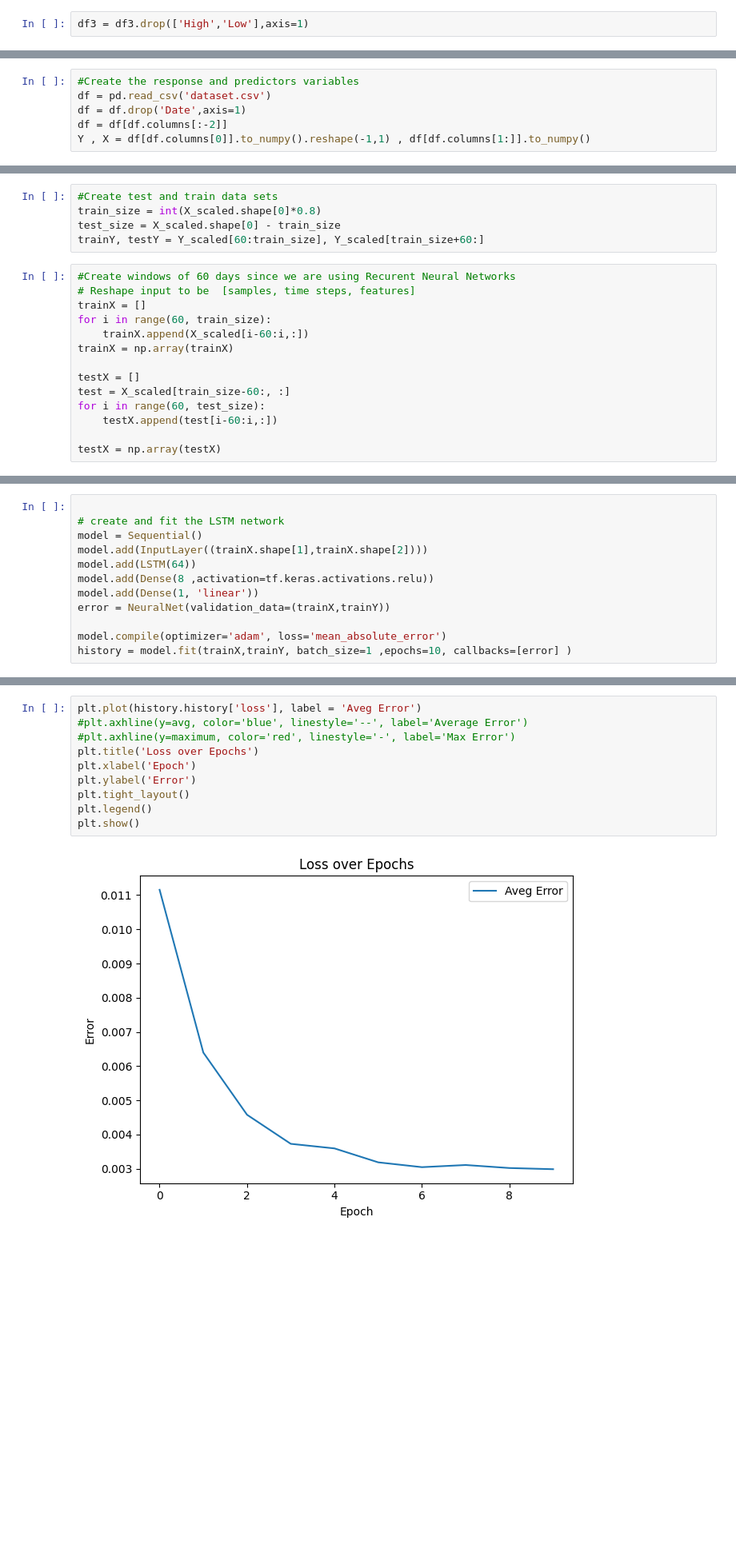
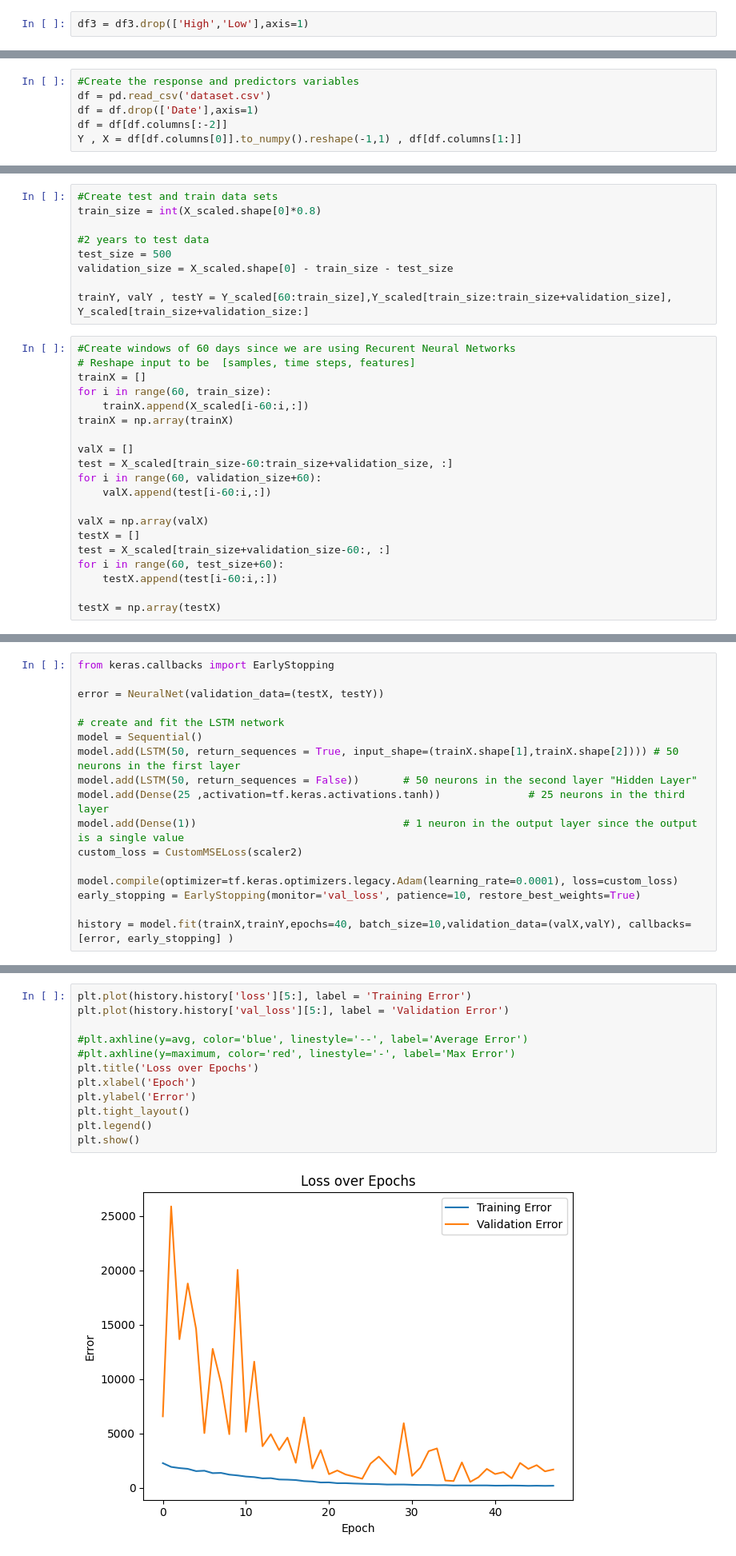
Before and after one commit to PietroC21/LSTM_StockPrediction, a Jupyter notebook: Stock.ipynb, the cells around one changed output, grey strips where cells are left out. Shown at 80% size. Cells and saved outputs as stored; diff of their text form; blank space fills up the shorter version.

```diff
--- a/Stock.ipynb
+++ b/Stock.ipynb
@@ -101,9 +129,9 @@ class NeuralNet(tf.keras.callbacks.Callback):
 # %%
 #Create the response and predictors variables
 df = pd.read_csv('dataset.csv')
-df = df.drop('Date',axis=1)
+df = df.drop(['Date'],axis=1)
 df = df[df.columns[:-2]]
-Y , X = df[df.columns[0]].to_numpy().reshape(-1,1) , df[df.columns[1:]].to_numpy()
+Y , X = df[df.columns[0]].to_numpy().reshape(-1,1) , df[df.columns[1:]]
 # %%
 #Normalize data
 
@@ -115,8 +145,12 @@ Y_scaled = scaler2.fit_transform(Y)
 # %%
 #Create test and train data sets
 train_size = int(X_scaled.shape[0]*0.8)
-test_size = X_scaled.shape[0] - train_size
-trainY, testY = Y_scaled[60:train_size], Y_scaled[train_size+60:]
+
+#2 years to test data
+test_size = 500
+validation_size = X_scaled.shape[0] - train_size - test_size
+
+trainY, valY , testY = Y_scaled[60:train_size],Y_scaled[train_size:train_size+validation_size], Y_scaled[train_size+validation_size:]
 # %%
 #Create windows of 60 days since we are using Recurent Neural Networks
 # Reshape input to be  [samples, time steps, features]
@@ -125,9 +159,15 @@ for i in range(60, train_size):
     trainX.append(X_scaled[i-60:i,:])
 trainX = np.array(trainX)
 
+valX = []
+test = X_scaled[train_size-60:train_size+validation_size, :]
+for i in range(60, validation_size+60):
+    valX.append(test[i-60:i,:])
+
+valX = np.array(valX)
 testX = []
-test = X_scaled[train_size-60:, :]
-for i in range(60, test_size):
+test = X_scaled[train_size+validation_size-60:, :]
+for i in range(60, test_size+60):
     testX.append(test[i-60:i,:])
 
 testX = np.array(testX)
@@ -138,13 +182,18 @@ testX = np.array(testX)
 # %%
+from keras.callbacks import EarlyStopping
+
+error = NeuralNet(validation_data=(testX, testY))
 
 # create and fit the LSTM network
 model = Sequential()
-model.add(InputLayer((trainX.shape[1],trainX.shape[2])))
-model.add(LSTM(64))
-model.add(Dense(8 ,activation=tf.keras.activations.relu))
-model.add(Dense(1, 'linear'))
-error = NeuralNet(validation_data=(trainX,trainY))
+model.add(LSTM(50, return_sequences = True, input_shape=(trainX.shape[1],trainX.shape[2])))	# 50 neurons in the first layer
+model.add(LSTM(50, return_sequences = False))		# 50 neurons in the second layer "Hidden Layer"
+model.add(Dense(25 ,activation=tf.keras.activations.tanh))				# 25 neurons in the third layer
+model.add(Dense(1))									# 1 neuron in the output layer since the output is a single value
+custom_loss = CustomMSELoss(scaler2)
 
-model.compile(optimizer='adam', loss='mean_absolute_error')
-history = model.fit(trainX,trainY, batch_size=1 ,epochs=10, callbacks=[error] )
+model.compile(optimizer=tf.keras.optimizers.legacy.Adam(learning_rate=0.0001), loss=custom_loss)
+early_stopping = EarlyStopping(monitor='val_loss', patience=10, restore_best_weights=True)
+
+history = model.fit(trainX,trainY,epochs=40, batch_size=10,validation_data=(valX,valY), callbacks=[error, early_stopping] )
 # %% [output]
@@ -188,12 +262,14 @@ plt.show()
 # %%
-plt.plot(history.history['loss'], label = 'Aveg Error')
+plt.plot(history.history['loss'][5:], label = 'Training Error')
+plt.plot(history.history['val_loss'][5:], label = 'Validation Error')
+
 #plt.axhline(y=avg, color='blue', linestyle='--', label='Average Error')
 #plt.axhline(y=maximum, color='red', linestyle='-', label='Max Error')
 plt.title('Loss over Epochs')
 plt.xlabel('Epoch')
 plt.ylabel('Error')
 plt.tight_layout()
 plt.legend()
 plt.show()
 # %% [output]
-[figure, old version]
+[figure, new version]
```
Also changed, not shown: parts of 28 cells of this notebook, 2 other files.
